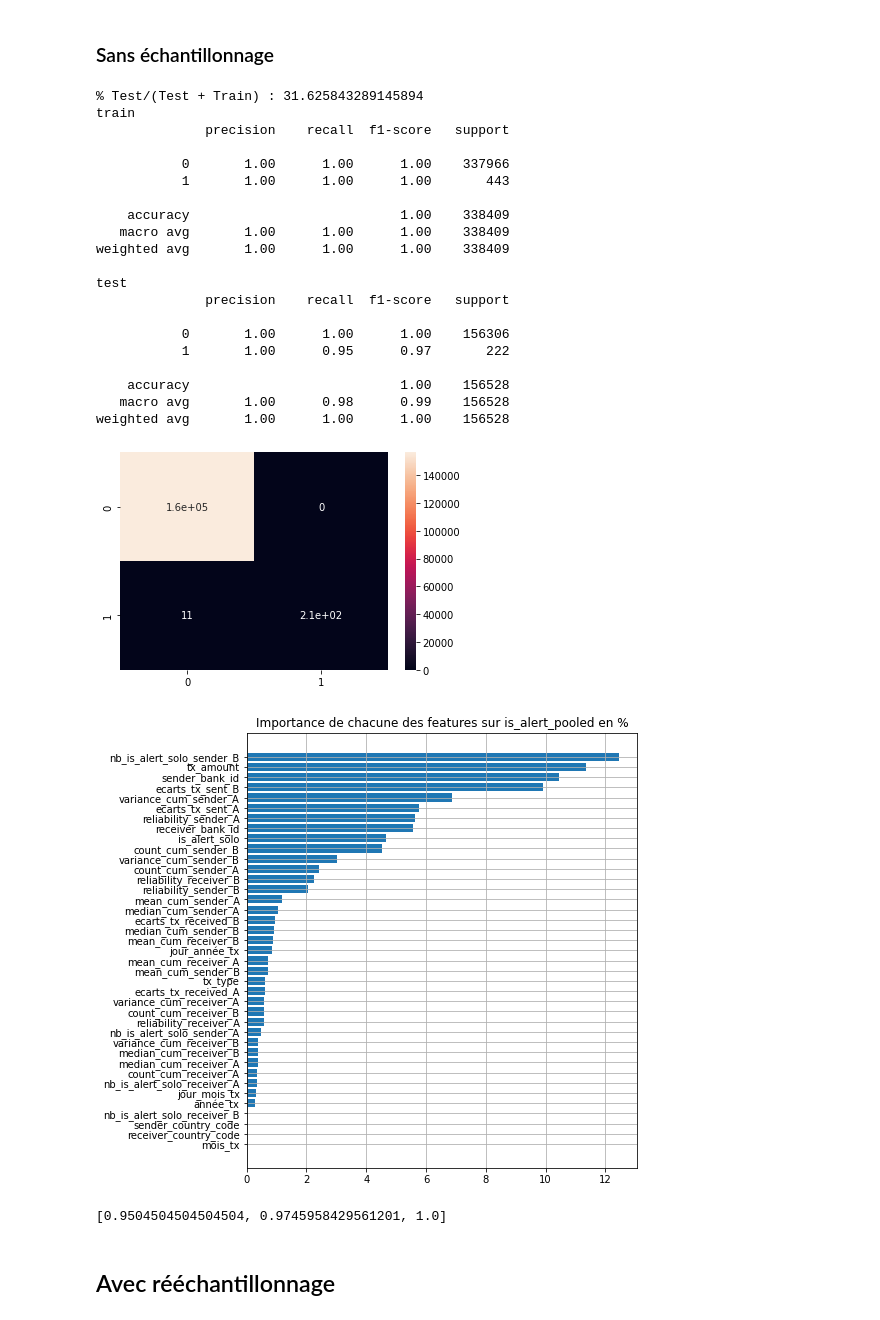
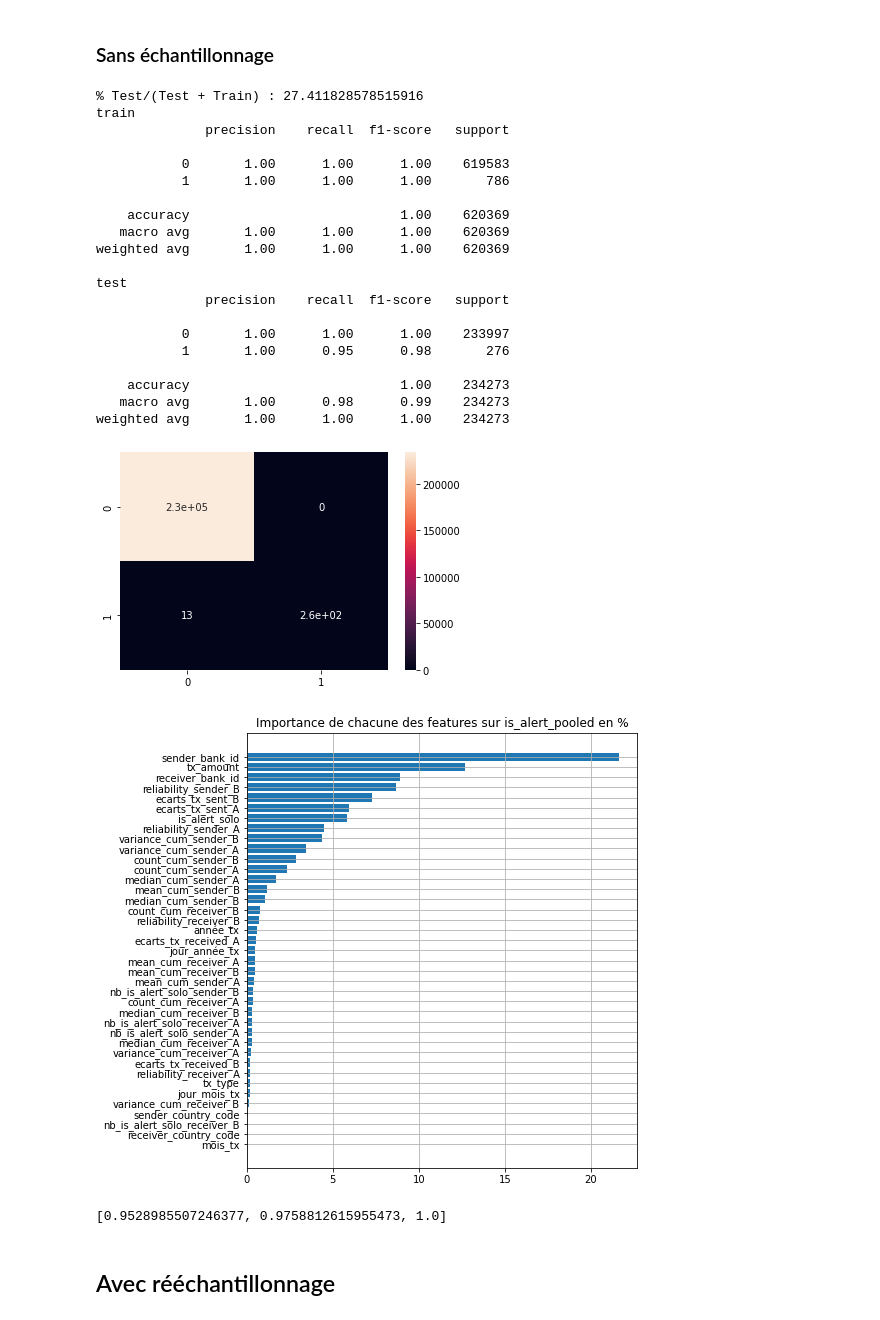
Before and after one commit to CorentinPernot/Statapp, a Jupyter notebook: Notebook/modé.ipynb, the cells around one changed output. Drawn from its saved outputs; the diff is of its cells as text; code cells hidden in the pictures.

```diff
--- a/Notebook/modé.ipynb
+++ b/Notebook/modé.ipynb
@@ -782,31 +824,36 @@ import xgboost as xgb
 # %% [markdown]
 ### Sans échantillonnage
 # %%
+#On fixe la date initiale
+time = datetime.datetime(2020, 5, 16)
+#On fixe l'horizon
+delta= 300
+
 evaluation_classifier(df_bis, time, delta, StandardScaler(), xgb.XGBClassifier(), False, True, True  )
 # %% [output]
-% Test/(Test + Train) : 31.625843289145894
+% Test/(Test + Train) : 27.411828578515916
 train
               precision    recall  f1-score   support
 
-           0       1.00      1.00      1.00    337966
-           1       1.00      1.00      1.00       443
+           0       1.00      1.00      1.00    619583
+           1       1.00      1.00      1.00       786
 
-    accuracy                           1.00    338409
-   macro avg       1.00      1.00      1.00    338409
-weighted avg       1.00      1.00      1.00    338409
+    accuracy                           1.00    620369
+   macro avg       1.00      1.00      1.00    620369
+weighted avg       1.00      1.00      1.00    620369
 
 test
               precision    recall  f1-score   support
 
-           0       1.00      1.00      1.00    156306
-           1       1.00      0.95      0.97       222
+           0       1.00      1.00      1.00    233997
+           1       1.00      0.95      0.98       276
 
-    accuracy                           1.00    156528
-   macro avg       1.00      0.98      0.99    156528
-weighted avg       1.00      1.00      1.00    156528
+    accuracy                           1.00    234273
+   macro avg       1.00      0.98      0.99    234273
+weighted avg       1.00      1.00      1.00    234273
-[figure, old version]
+[figure, new version]
-[figure, old version]
+[figure, new version]
-[0.9504504504504504, 0.9745958429561201, 1.0]
+[0.9528985507246377, 0.9758812615955473, 1.0]
 # %% [markdown]
 ## Avec rééchantillonnage
 # %%
```
Also changed, not shown: parts of 16 cells of this notebook.
